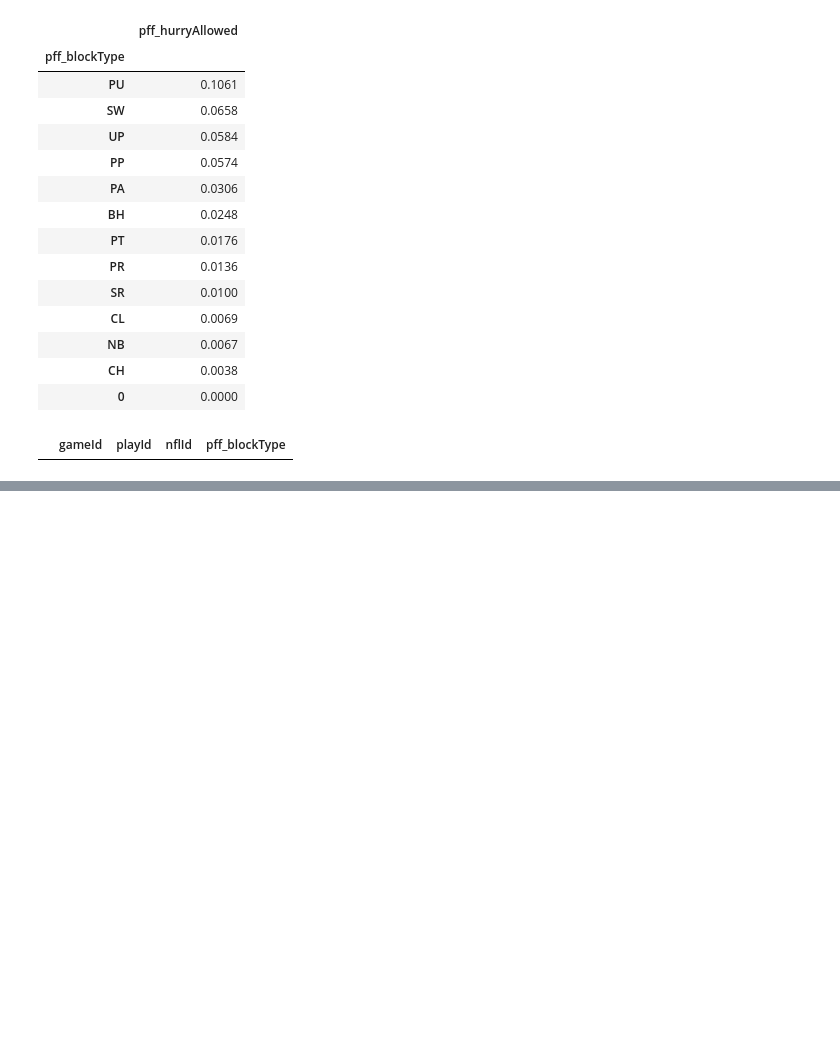
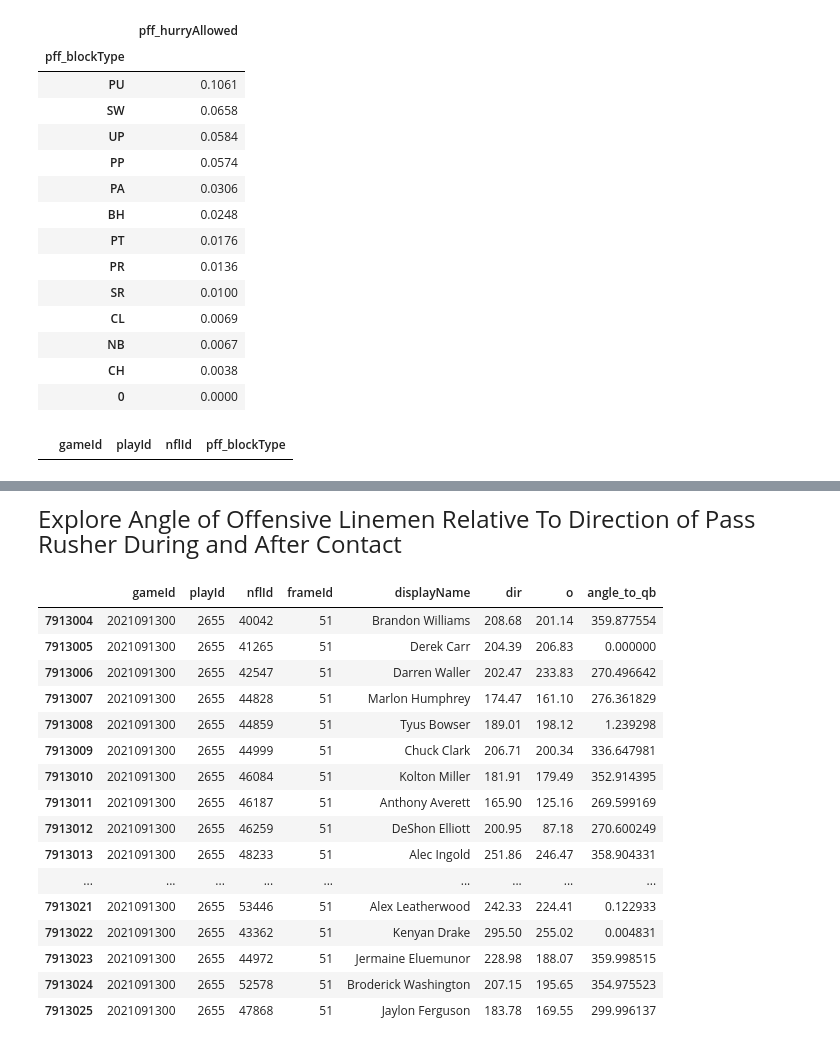
Before and after one commit to peterlmajors/FSAS_BigDataBowl_2023, a Jupyter notebook: Exploratory_Analysis.ipynb, the cells around one changed output, grey strips where cells are left out. Drawn from its saved outputs; the diff is of its cells as text; code cells hidden in the pictures; blank space fills up the shorter version.

```diff
--- a/Exploratory_Analysis.ipynb
+++ b/Exploratory_Analysis.ipynb
@@ -262,8 +259,8 @@ https://nfl-video.com/archive/nfl_replay/nfl_2020/green_bay_packers_vs_tampa_bay
 #Run Animate Plays Function
 
 #Choose A Game and Play
-gameId = 2021090900
-playId =  137
+gameId = 2021091300
+playId = 2655
 
-#Print The Play!=
+#Print The Play!
 animate_play(week1, plays, players, pffScout, gameId, playId)
@@ -361,0 +425,23 @@ Each D-Line Position and Each Second Post Snap
+# %% [markdown]
+<font size="5"> Explore Angle of Offensive Linemen Relative To Direction of Pass Rusher During and After Contact </font>
+# %%
+#Look At Specific Frame
+ptrack[(ptrack.gameId == gameId) & (ptrack.playId == playId) & (ptrack.frameId == 51)][['gameId', 'playId', 'nflId', 'frameId','displayName', 'dir', 'o', 'angle_to_qb']]
+# %% [output]
+|  | gameId | playId | nflId | frameId | displayName | dir | o | angle_to_qb |
+| 7913004 | 2021091300 | 2655 | 40042 | 51 | Brandon Williams | 208.68 | 201.14 | 359.877554 |
+| 7913005 | 2021091300 | 2655 | 41265 | 51 | Derek Carr | 204.39 | 206.83 | 0.000000 |
+| 7913006 | 2021091300 | 2655 | 42547 | 51 | Darren Waller | 202.47 | 233.83 | 270.496642 |
+| 7913007 | 2021091300 | 2655 | 44828 | 51 | Marlon Humphrey | 174.47 | 161.10 | 276.361829 |
+| 7913008 | 2021091300 | 2655 | 44859 | 51 | Tyus Bowser | 189.01 | 198.12 | 1.239298 |
+| 7913009 | 2021091300 | 2655 | 44999 | 51 | Chuck Clark | 206.71 | 200.34 | 336.647981 |
+| 7913010 | 2021091300 | 2655 | 46084 | 51 | Kolton Miller | 181.91 | 179.49 | 352.914395 |
+| 7913011 | 2021091300 | 2655 | 46187 | 51 | Anthony Averett | 165.90 | 125.16 | 269.599169 |
+| 7913012 | 2021091300 | 2655 | 46259 | 51 | DeShon Elliott | 200.95 | 87.18 | 270.600249 |
+| 7913013 | 2021091300 | 2655 | 48233 | 51 | Alec Ingold | 251.86 | 246.47 | 358.904331 |
+| ... | ... | ... | ... | ... | ... | ... | ... | ... |
+| 7913021 | 2021091300 | 2655 | 53446 | 51 | Alex Leatherwood | 242.33 | 224.41 | 0.122933 |
+| 7913022 | 2021091300 | 2655 | 43362 | 51 | Kenyan Drake | 295.50 | 255.02 | 0.004831 |
+| 7913023 | 2021091300 | 2655 | 44972 | 51 | Jermaine Eluemunor | 228.98 | 188.07 | 359.998515 |
+| 7913024 | 2021091300 | 2655 | 52578 | 51 | Broderick Washington | 207.15 | 195.65 | 354.975523 |
+| 7913025 | 2021091300 | 2655 | 47868 | 51 | Jaylon Ferguson | 183.78 | 169.55 | 299.996137 |
```
Also changed, not shown: parts of 20 cells of this notebook, 2 other files.
